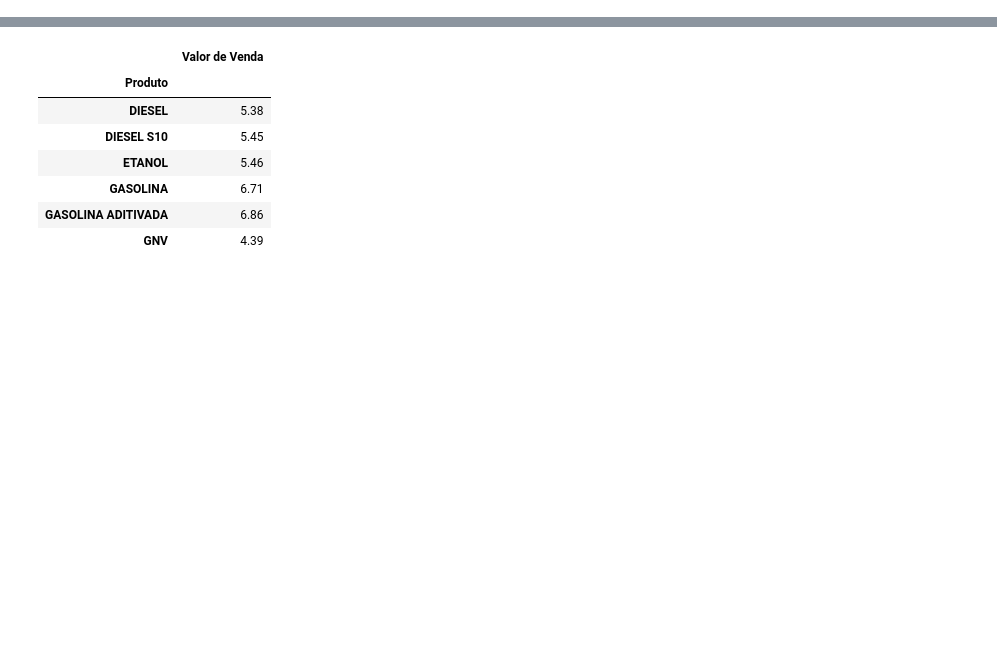
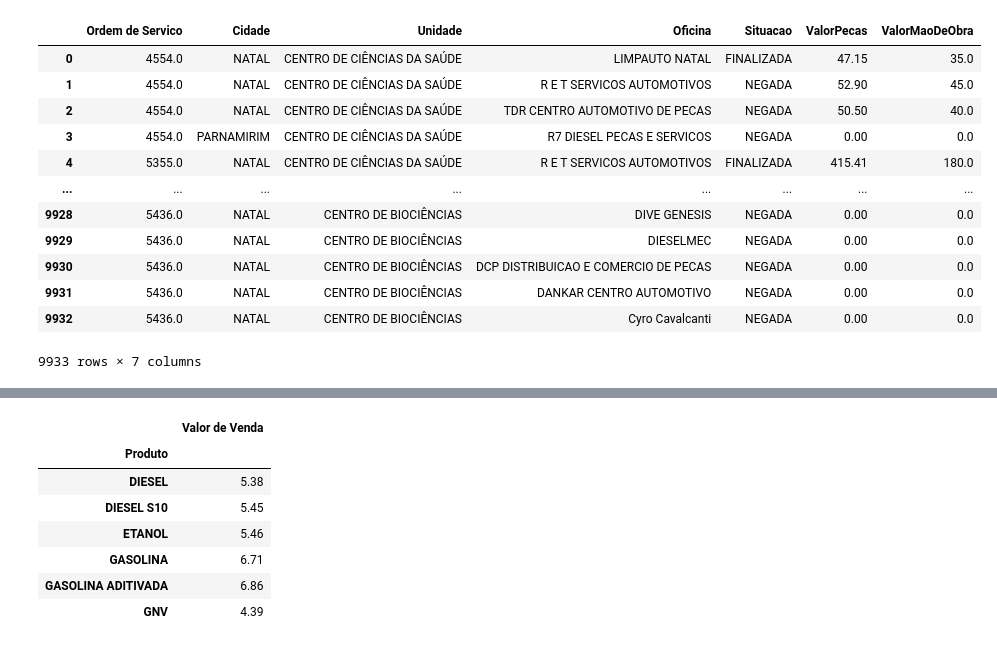
Before and after one commit to andersongiulliano/curso_extensao_pandas, a Jupyter notebook: PrimeiroExemploEmPandas.ipynb, the cells around one changed output, grey strips where cells are left out. Cells and saved outputs as stored; diff of their text form; code cells hidden in the pictures; blank space fills up the shorter version.

```diff
--- a/PrimeiroExemploEmPandas.ipynb
+++ b/PrimeiroExemploEmPandas.ipynb
@@ -212,0 +135,17 @@ dtype: float64
+# %%
+man_df = man_df[['Ordem de Servico','Cidade','Unidade','Oficina','Situacao','ValorPecas','ValorMaoDeObra']]
+display(man_df)
+# %% [output]
+|  | Ordem de Servico | Cidade | Unidade | Oficina | Situacao | ValorPecas | ValorMaoDeObra |
+| 0 | 4554.0 | NATAL | CENTRO DE CIÊNCIAS DA SAÚDE | LIMPAUTO NATAL | FINALIZADA | 47.15 | 35.0 |
+| 1 | 4554.0 | NATAL | CENTRO DE CIÊNCIAS DA SAÚDE | R E T SERVICOS AUTOMOTIVOS | NEGADA | 52.90 | 45.0 |
+| 2 | 4554.0 | NATAL | CENTRO DE CIÊNCIAS DA SAÚDE | TDR CENTRO AUTOMOTIVO DE PECAS | NEGADA | 50.50 | 40.0 |
+| 3 | 4554.0 | PARNAMIRIM | CENTRO DE CIÊNCIAS DA SAÚDE | R7 DIESEL PECAS E SERVICOS | NEGADA | 0.00 | 0.0 |
+| 4 | 5355.0 | NATAL | CENTRO DE CIÊNCIAS DA SAÚDE | R E T SERVICOS AUTOMOTIVOS | FINALIZADA | 415.41 | 180.0 |
+| ... | ... | ... | ... | ... | ... | ... | ... |
+| 9928 | 5436.0 | NATAL | CENTRO DE BIOCIÊNCIAS | DIVE GENESIS | NEGADA | 0.00 | 0.0 |
+| 9929 | 5436.0 | NATAL | CENTRO DE BIOCIÊNCIAS | DIESELMEC | NEGADA | 0.00 | 0.0 |
+| 9930 | 5436.0 | NATAL | CENTRO DE BIOCIÊNCIAS | DCP DISTRIBUICAO E COMERCIO DE PECAS | NEGADA | 0.00 | 0.0 |
+| 9931 | 5436.0 | NATAL | CENTRO DE BIOCIÊNCIAS | DANKAR CENTRO AUTOMOTIVO | NEGADA | 0.00 | 0.0 |
+| 9932 | 5436.0 | NATAL | CENTRO DE BIOCIÊNCIAS | Cyro Cavalcanti | NEGADA | 0.00 | 0.0 |
+9933 rows × 7 columns
```
Also changed, not shown: parts of 34 cells of this notebook.
